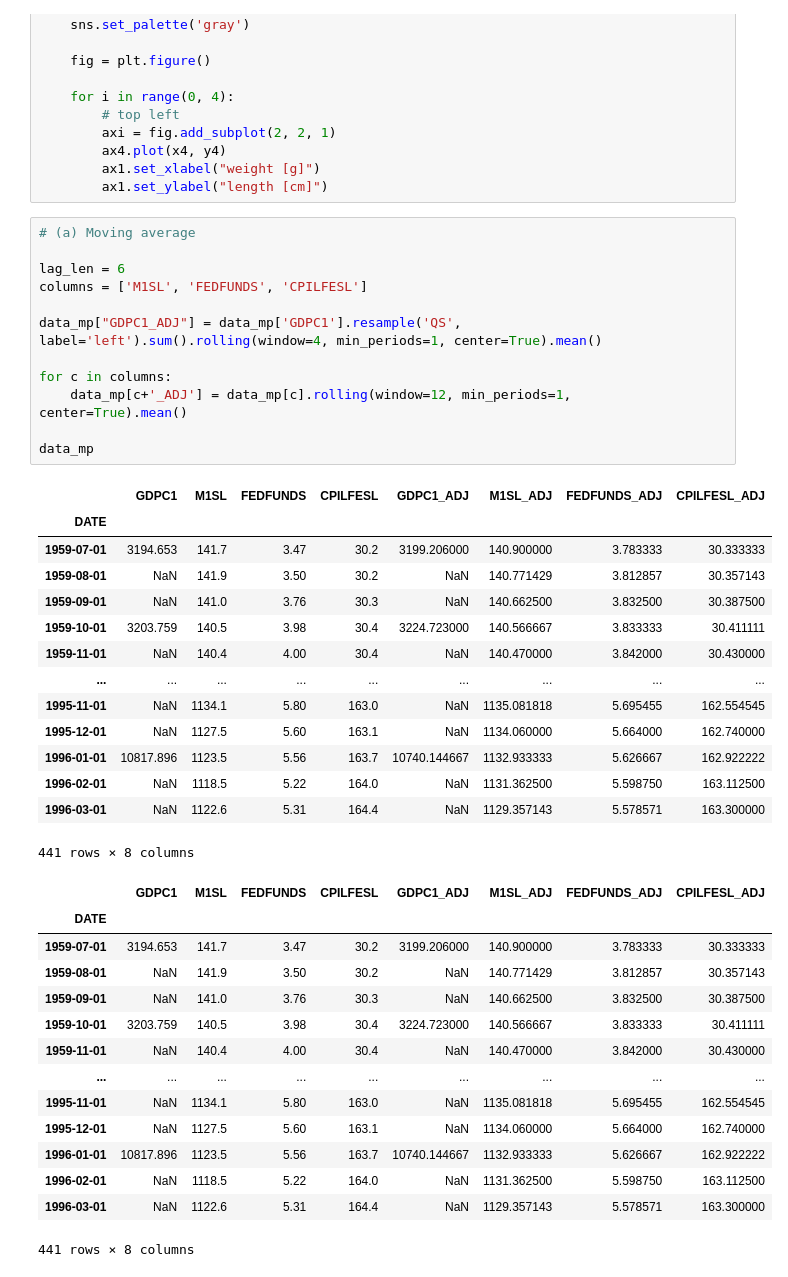
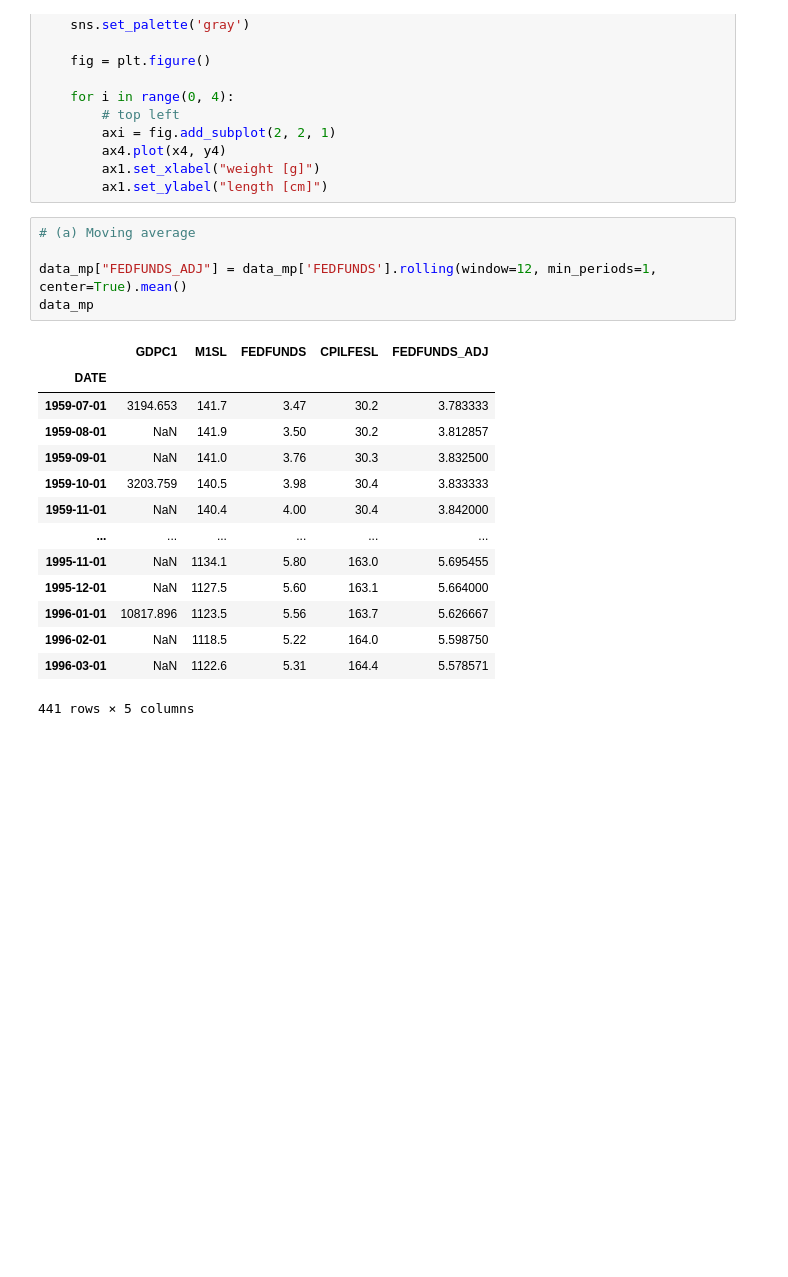
Before and after one commit to kmrnykgbn/empirical-macroeconomics, a Jupyter notebook: time_series_analysis/src/monetary_policy_varmodel.ipynb, the cells around one changed output. Saved outputs shown, nothing was run; the diff lists cells and outputs as text; blank space fills up the shorter version.

```diff
--- a/time_series_analysis/src/monetary_policy_varmodel.ipynb
+++ b/time_series_analysis/src/monetary_policy_varmodel.ipynb
@@ -84,41 +70,20 @@ def plot_quadrants():
 # %%
 # (a) Moving average
 
-lag_len = 6
-columns = ['M1SL', 'FEDFUNDS', 'CPILFESL']
-
-data_mp["GDPC1_ADJ"] = data_mp['GDPC1'].resample('QS', label='left').sum().rolling(window=4, min_periods=1, center=True).mean()
-
-for c in columns:
-    data_mp[c+'_ADJ'] = data_mp[c].rolling(window=12, min_periods=1, center=True).mean()
-
+data_mp["FEDFUNDS_ADJ"] = data_mp['FEDFUNDS'].rolling(window=12, min_periods=1, center=True).mean()
 data_mp
 # %% [output]
-|  | GDPC1 | M1SL | FEDFUNDS | CPILFESL | GDPC1_ADJ | M1SL_ADJ | FEDFUNDS_ADJ | CPILFESL_ADJ |
-| DATE |  |  |  |  |  |  |  |  |
-| 1959-07-01 | 3194.653 | 141.7 | 3.47 | 30.2 | 3199.206000 | 140.900000 | 3.783333 | 30.333333 |
-| 1959-08-01 | NaN | 141.9 | 3.50 | 30.2 | NaN | 140.771429 | 3.812857 | 30.357143 |
-| 1959-09-01 | NaN | 141.0 | 3.76 | 30.3 | NaN | 140.662500 | 3.832500 | 30.387500 |
-| 1959-10-01 | 3203.759 | 140.5 | 3.98 | 30.4 | 3224.723000 | 140.566667 | 3.833333 | 30.411111 |
-| 1959-11-01 | NaN | 140.4 | 4.00 | 30.4 | NaN | 140.470000 | 3.842000 | 30.430000 |
-| ... | ... | ... | ... | ... | ... | ... | ... | ... |
-| 1995-11-01 | NaN | 1134.1 | 5.80 | 163.0 | NaN | 1135.081818 | 5.695455 | 162.554545 |
-| 1995-12-01 | NaN | 1127.5 | 5.60 | 163.1 | NaN | 1134.060000 | 5.664000 | 162.740000 |
-| 1996-01-01 | 10817.896 | 1123.5 | 5.56 | 163.7 | 10740.144667 | 1132.933333 | 5.626667 | 162.922222 |
-| 1996-02-01 | NaN | 1118.5 | 5.22 | 164.0 | NaN | 1131.362500 | 5.598750 | 163.112500 |
-| 1996-03-01 | NaN | 1122.6 | 5.31 | 164.4 | NaN | 1129.357143 | 5.578571 | 163.300000 |
+|  | GDPC1 | M1SL | FEDFUNDS | CPILFESL | FEDFUNDS_ADJ |
+| DATE |  |  |  |  |  |
+| 1959-07-01 | 3194.653 | 141.7 | 3.47 | 30.2 | 3.783333 |
+| 1959-08-01 | NaN | 141.9 | 3.50 | 30.2 | 3.812857 |
+| 1959-09-01 | NaN | 141.0 | 3.76 | 30.3 | 3.832500 |
+| 1959-10-01 | 3203.759 | 140.5 | 3.98 | 30.4 | 3.833333 |
+| 1959-11-01 | NaN | 140.4 | 4.00 | 30.4 | 3.842000 |
+| ... | ... | ... | ... | ... | ... |
+| 1995-11-01 | NaN | 1134.1 | 5.80 | 163.0 | 5.695455 |
+| 1995-12-01 | NaN | 1127.5 | 5.60 | 163.1 | 5.664000 |
+| 1996-01-01 | 10817.896 | 1123.5 | 5.56 | 163.7 | 5.626667 |
+| 1996-02-01 | NaN | 1118.5 | 5.22 | 164.0 | 5.598750 |
+| 1996-03-01 | NaN | 1122.6 | 5.31 | 164.4 | 5.578571 |
-441 rows × 8 columns
+441 rows × 5 columns
-|  | GDPC1 | M1SL | FEDFUNDS | CPILFESL | GDPC1_ADJ | M1SL_ADJ | FEDFUNDS_ADJ | CPILFESL_ADJ |
-| DATE |  |  |  |  |  |  |  |  |
-| 1959-07-01 | 3194.653 | 141.7 | 3.47 | 30.2 | 3199.206000 | 140.900000 | 3.783333 | 30.333333 |
-| 1959-08-01 | NaN | 141.9 | 3.50 | 30.2 | NaN | 140.771429 | 3.812857 | 30.357143 |
-| 1959-09-01 | NaN | 141.0 | 3.76 | 30.3 | NaN | 140.662500 | 3.832500 | 30.387500 |
-| 1959-10-01 | 3203.759 | 140.5 | 3.98 | 30.4 | 3224.723000 | 140.566667 | 3.833333 | 30.411111 |
-| 1959-11-01 | NaN | 140.4 | 4.00 | 30.4 | NaN | 140.470000 | 3.842000 | 30.430000 |
-| ... | ... | ... | ... | ... | ... | ... | ... | ... |
-| 1995-11-01 | NaN | 1134.1 | 5.80 | 163.0 | NaN | 1135.081818 | 5.695455 | 162.554545 |
-| 1995-12-01 | NaN | 1127.5 | 5.60 | 163.1 | NaN | 1134.060000 | 5.664000 | 162.740000 |
-| 1996-01-01 | 10817.896 | 1123.5 | 5.56 | 163.7 | 10740.144667 | 1132.933333 | 5.626667 | 162.922222 |
-| 1996-02-01 | NaN | 1118.5 | 5.22 | 164.0 | NaN | 1131.362500 | 5.598750 | 163.112500 |
-| 1996-03-01 | NaN | 1122.6 | 5.31 | 164.4 | NaN | 1129.357143 | 5.578571 | 163.300000 |
-441 rows × 8 columns
```
Also changed, not shown: parts of 11 cells of this notebook, 1 other file.
